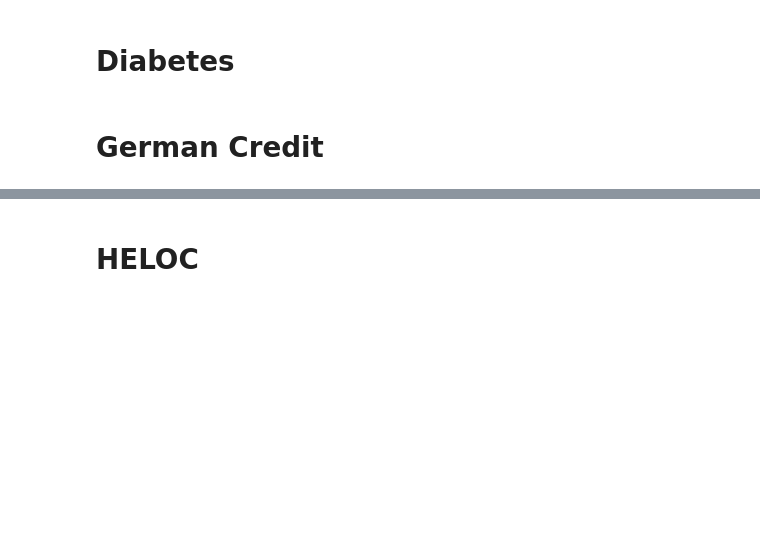
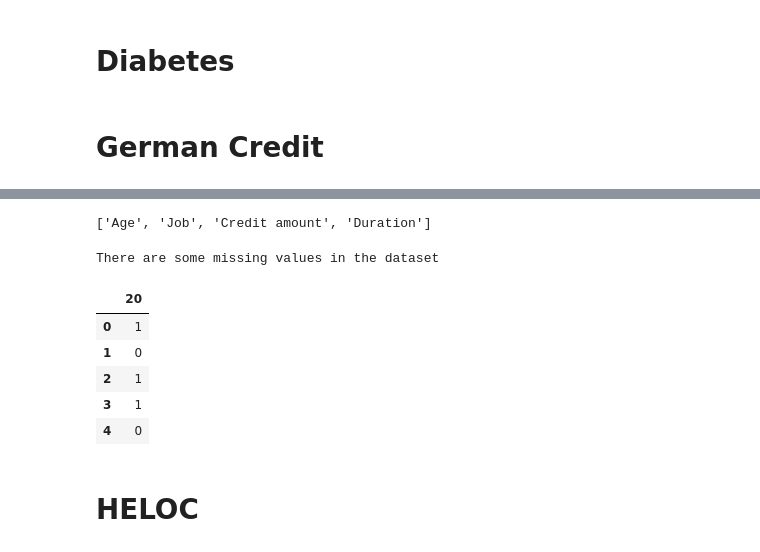
Before and after one commit to evortigosa/EXplainable_AI, a Jupyter notebook: XAI stability and agreement/data_processing.ipynb, the cells around one changed output, grey strips where cells are left out. Cells and saved outputs as stored; diff of their text form; code cells hidden in the pictures; blank space fills up the shorter version.

```diff
--- a/XAI stability and agreement/data_processing.ipynb
+++ b/XAI stability and agreement/data_processing.ipynb
@@ -39,3 +45,16 @@ raw_data_ger.head()
 | 2 | 49 | male | 1 | own | little | NaN | 2096 | 12 | ... |
 | 3 | 45 | male | 2 | free | little | little | 7882 | 42 | ... |
 | 4 | 53 | male | 2 | free | little | little | 4870 | 24 | ... |
+# %%
+categor_columns_ger= ['Sex', 'Housing', 'Saving accounts', 'Checking account', 'Purpose']
+numeric_columns_ger= list(filter(lambda x:x not in categor_columns_ger, raw_data_ger.columns))
+
+numeric_columns_ger
+# %% [output]
+['Age', 'Job', 'Credit amount', 'Duration']
+# %%
+#Check for null values
+
+texp.check_null_values(raw_data_ger, text_info=True)
+# %% [output]
+There are some missing values in the dataset
@@ -41,0 +67,18 @@ raw_data_ger.head()
+# %%
+# get the target column (y)
+
+raw_data_ger_target= pd.read_csv('data/german.data', delimiter=' ', header=None)
+
+t_pos= raw_data_ger_target.shape[1]
+
+y_ger= raw_data_ger_target.loc[:,raw_data_ger_target.columns[(t_pos-1):t_pos]]
+y_ger= y_ger.replace(2, 0)
+
+y_ger.head()
+# %% [output]
+|  | 20 |
+| 0 | 1 |
+| 1 | 0 |
+| 2 | 1 |
+| 3 | 1 |
+| 4 | 0 |
```
Also changed, not shown: parts of 24 cells of this notebook.
